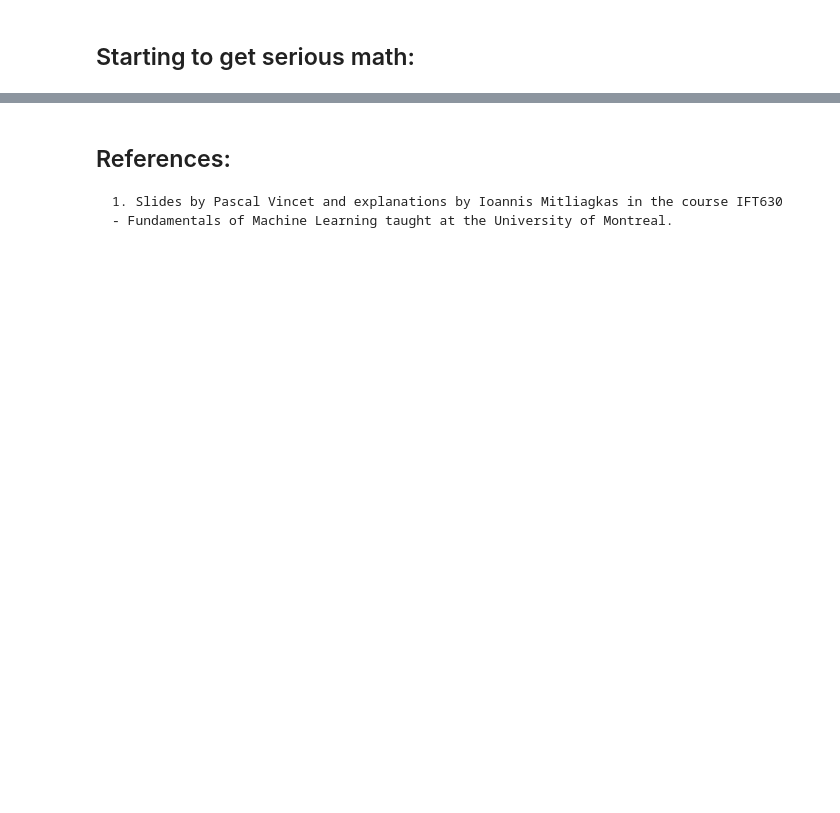
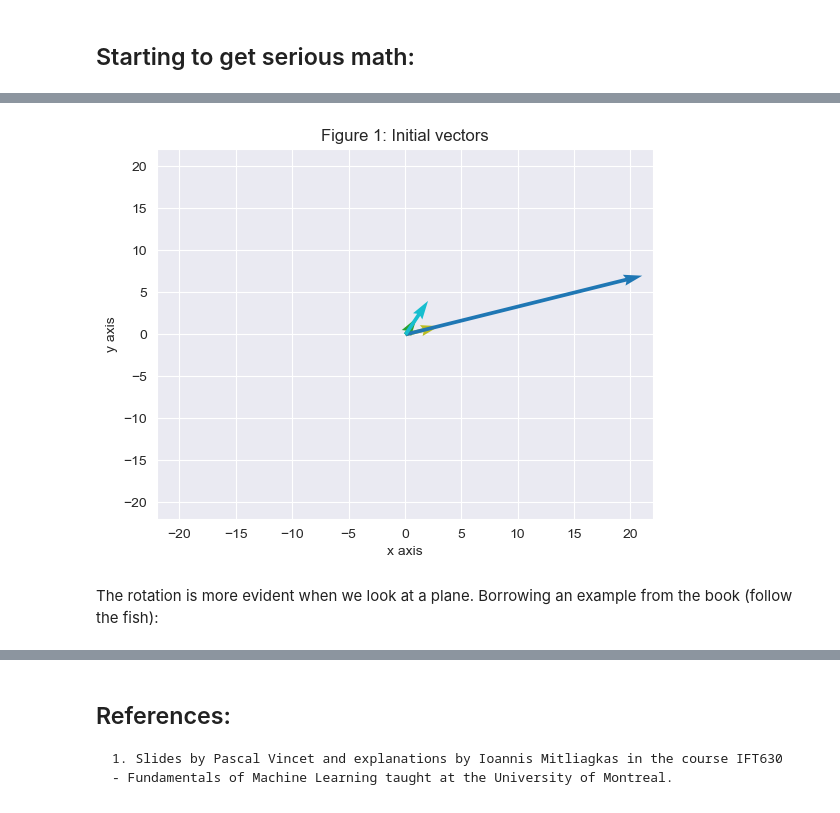
Before and after one commit to Etrama/statistics-primer, a Jupyter notebook: src/001-PCA.ipynb, the cells around one changed output, grey strips where cells are left out. Drawn from its saved outputs; the diff is of its cells as text; code cells hidden in the pictures; blank space fills up the shorter version.

```diff
--- a/src/001-PCA.ipynb
+++ b/src/001-PCA.ipynb
@@ -185,0 +289,6 @@ Positive covariance values between two features indicate that as one feature inc
+# %%
+plot_vectors([vector1, vector2, transformed_vector1, transformed_vector2])
+# %% [output]
+[figure, added]
+# %% [markdown]
+The rotation is more evident when we look at a plane. Borrowing an example from the book (follow the fish):
```
Also changed, not shown: parts of 52 cells of this notebook, 2 other files.
